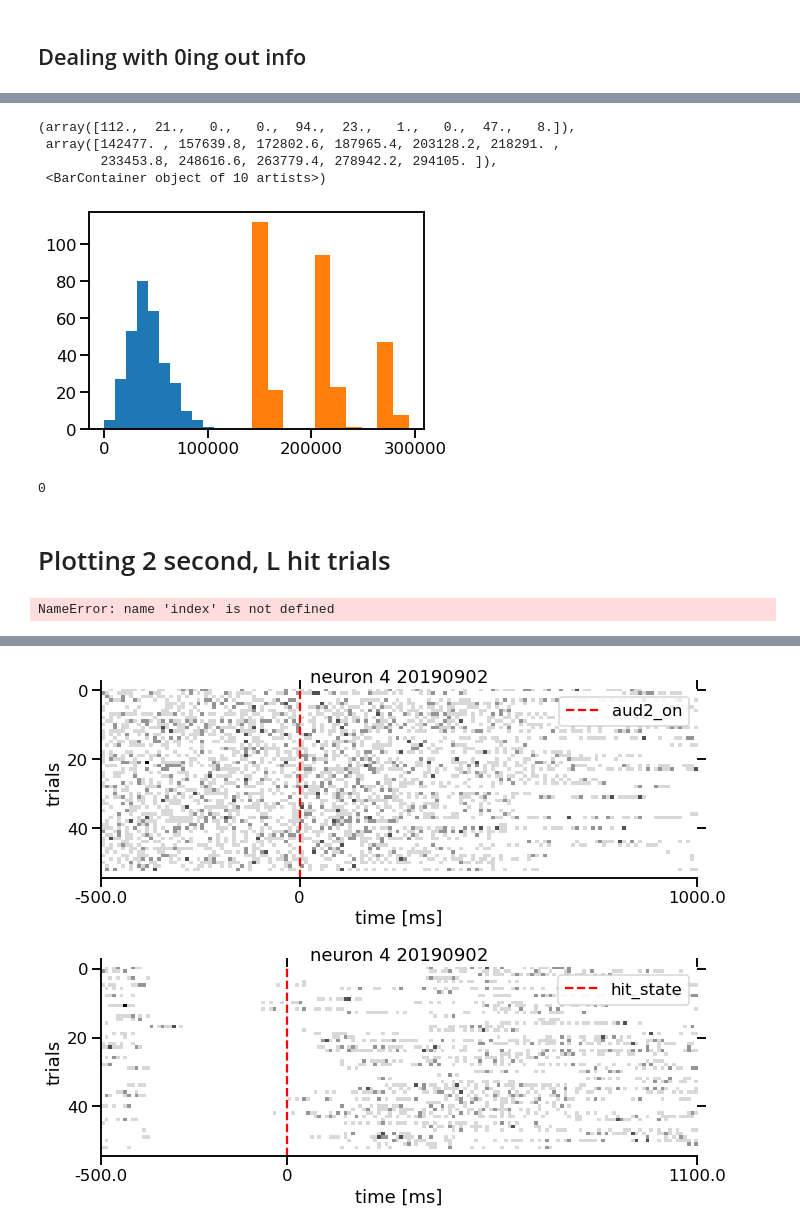
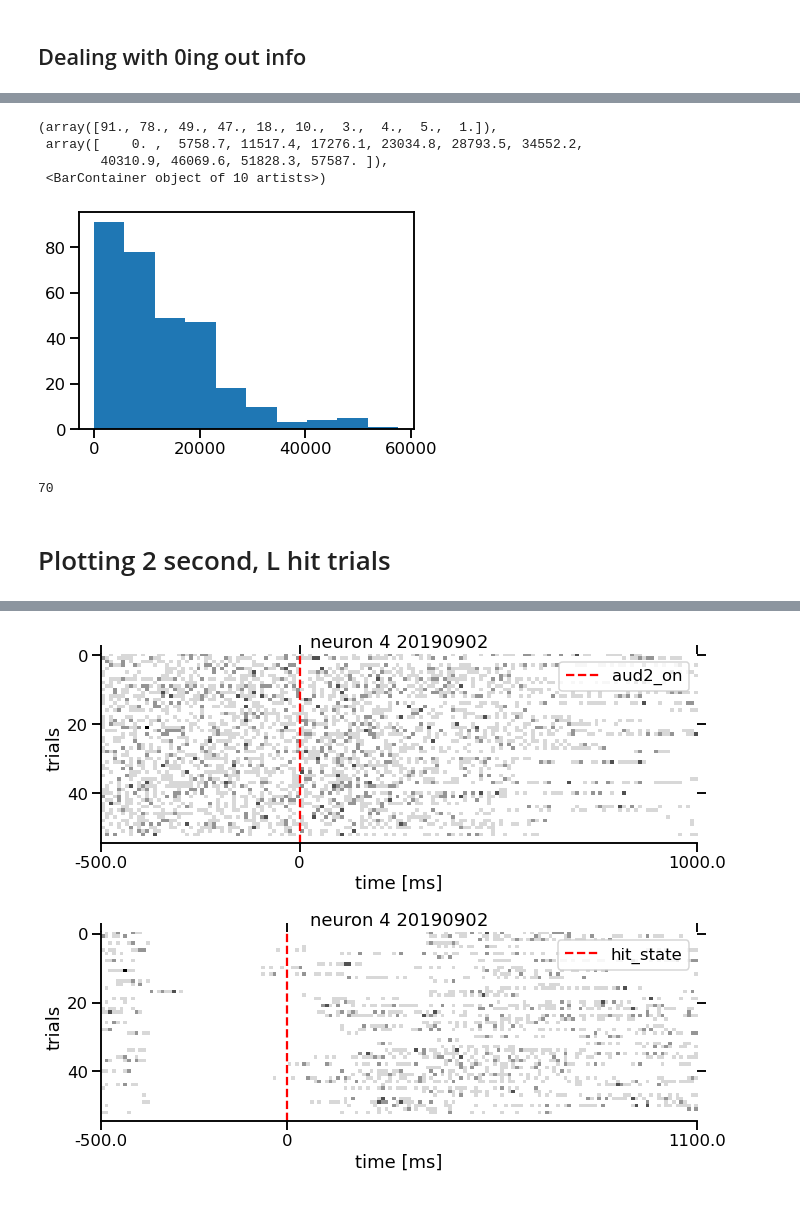
Before and after one commit to Brody-Lab/jbreda_PWM_mPFC_analysis, a Jupyter notebook: data_sdc_20190902_145404_exploratory_analysis.ipynb, the cells around one changed output, grey strips where cells are left out. Cells and saved outputs as stored; diff of their text form; code cells hidden in the pictures.

Commit message:
masking info notebook & plots

```diff
--- a/data_sdc_20190902_145404_exploratory_analysis.ipynb
+++ b/data_sdc_20190902_145404_exploratory_analysis.ipynb
@@ -186,11 +234,11 @@ sub_df.index = range(len(sub_df))
 # %%
-# full_ts = beh_df(['hit_hist'] != 'viol')
 s = sub_df['c_poke']
-e = sub_df['end_state']
+e = sub_df['aud2_off']
 
 trode = 1
 cut_samples = []
 trial_len = []
+trial = []
 
 for i in range(len(s)):
 
@@ -199,3 +247,6 @@ for i in range(len(s)):
 
     trial_len.append(idx_e - idx_s)
     cut_samples.append(np.sum(mask_test[trode][idx_s:idx_e]))
+
+#     print(idx_s, idx_e, trial_len, cut_samples)
+#     trial.append()
@@ -202,21 +260,21 @@ for i in range(len(s)):
 # %%
 plt.hist(cut_samples)
-plt.hist(trial_len)
+# plt.hist(trial_len)
 # %% [output]
-(array([112.,  21.,   0.,   0.,  94.,  23.,   1.,   0.,  47.,   8.]),
- array([142477. , 157639.8, 172802.6, 187965.4, 203128.2, 218291. ,
-        233453.8, 248616.6, 263779.4, 278942.2, 294105. ]),
+(array([91., 78., 49., 47., 18., 10.,  3.,  4.,  5.,  1.]),
+ array([    0. ,  5758.7, 11517.4, 17276.1, 23034.8, 28793.5, 34552.2,
+        40310.9, 46069.6, 51828.3, 57587. ]),
  <BarContainer object of 10 artists>)
-[figure, old version]
+[figure, new version]
-# %%
-counter = 0
-n_samples = 0
-for i in range(len(cut_samples)):
-    if cut_samples[i] < n_samples:
-        counter+=1
-print(counter)
-# %% [output]
-0
+# %%
+counter = 0
+n_samples = 1
+for i in range(len(cut_samples)):
+    if cut_samples[i] < n_samples:
+        counter+=1
+print(counter)
+# %% [output]
+70
 # %% [markdown]
 # Plotting 2 second, L hit trials
 # %%
@@ -256,7 +314,3 @@ def get_neuron_rasters(neurons, events, windows, df):
         neuron_rasters.append(rasters)
 
     return neuron_rasters
-# %%
-beh_df_d2_hl.drop(index)
-# %% [output]
-NameError: name 'index' is not defined
```
Also changed, not shown: parts of 22 cells of this notebook, 3 other files.
